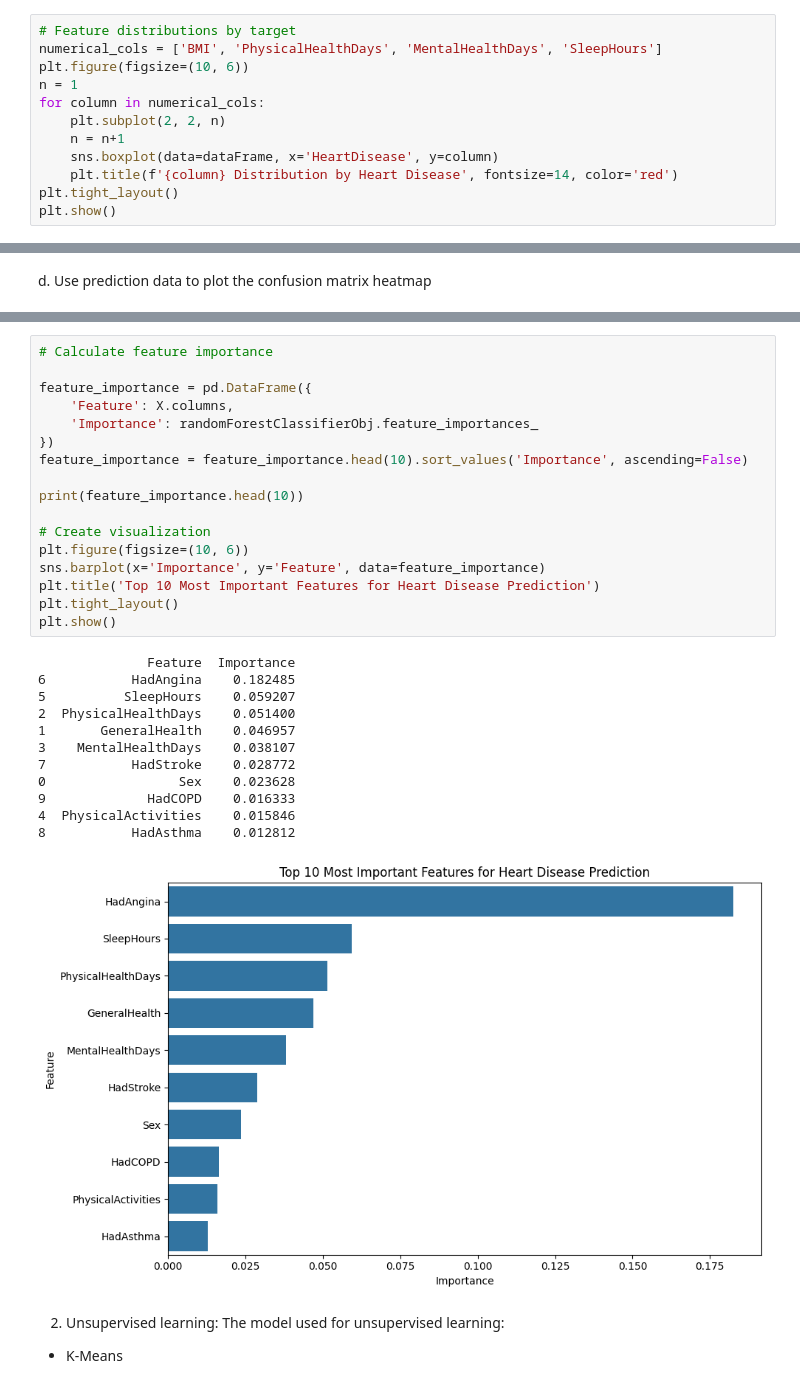
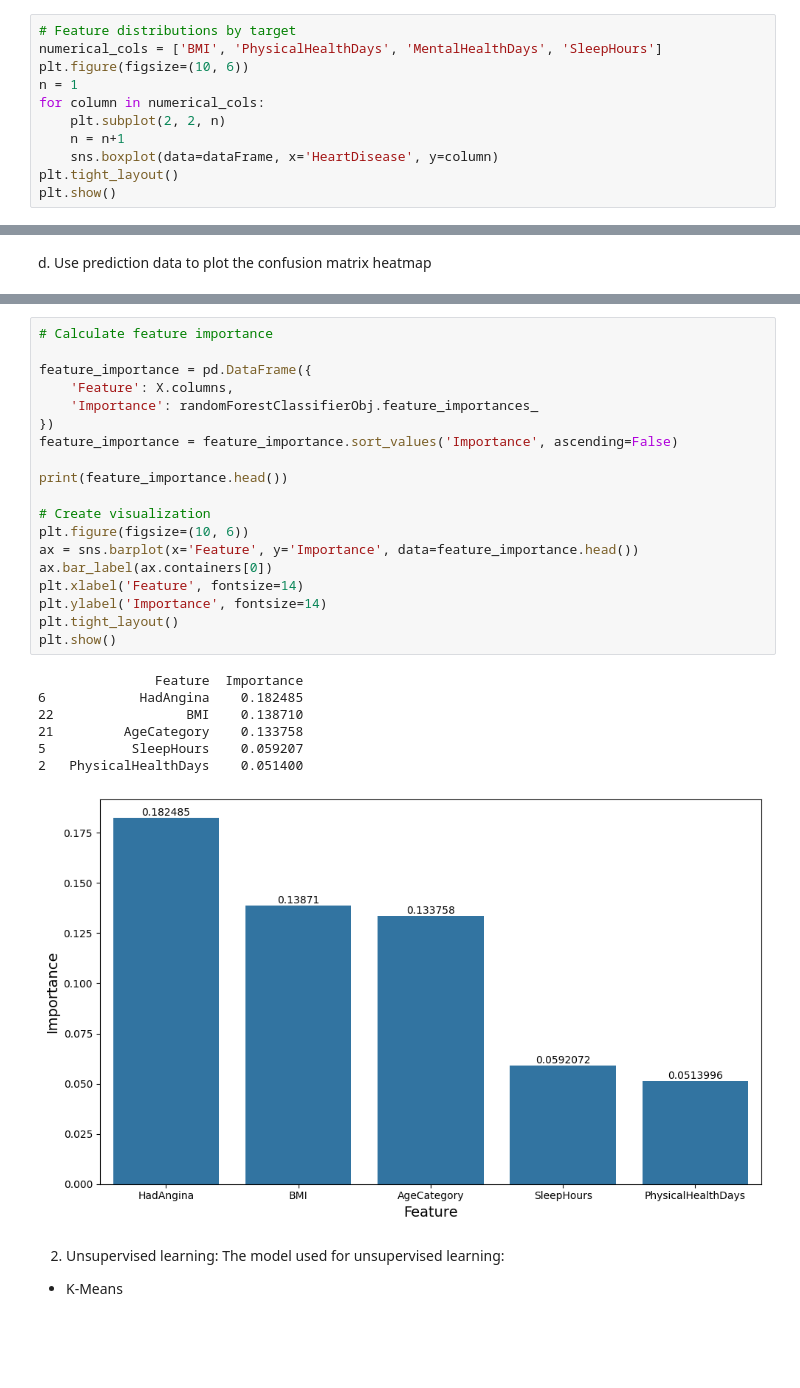
Before and after one commit to RaviMosalpuri/HeartDisease, a Jupyter notebook: Code.ipynb, the cells around one changed output, grey strips where cells are left out. Saved outputs shown, nothing was run; the diff lists cells and outputs as text; blank space fills up the shorter version.

```diff
--- a/Code.ipynb
+++ b/Code.ipynb
@@ -158,7 +158,6 @@ for column in numerical_cols:
     plt.subplot(2, 2, n)
     n = n+1
     sns.boxplot(data=dataFrame, x='HeartDisease', y=column)
-    plt.title(f'{column} Distribution by Heart Disease', fontsize=14, color='red')
 plt.tight_layout()
 plt.show()
 # %% [output]
@@ -310,33 +305,30 @@ e. Plot top 10 important features from the *RandomForestClassifier*
 # %%
 # Calculate feature importance
 
 feature_importance = pd.DataFrame({
     'Feature': X.columns,
     'Importance': randomForestClassifierObj.feature_importances_
 })
-feature_importance = feature_importance.head(10).sort_values('Importance', ascending=False)
+feature_importance = feature_importance.sort_values('Importance', ascending=False)
 
-print(feature_importance.head(10))
+print(feature_importance.head())
 
 # Create visualization
 plt.figure(figsize=(10, 6))
-sns.barplot(x='Importance', y='Feature', data=feature_importance)
-plt.title('Top 10 Most Important Features for Heart Disease Prediction')
+ax = sns.barplot(x='Feature', y='Importance', data=feature_importance.head())
+ax.bar_label(ax.containers[0])
+plt.xlabel('Feature', fontsize=14)
+plt.ylabel('Importance', fontsize=14)
 plt.tight_layout()
 plt.show()
 # %% [output]
-              Feature  Importance
-6           HadAngina    0.182485
-5          SleepHours    0.059207
-2  PhysicalHealthDays    0.051400
-1       GeneralHealth    0.046957
-3    MentalHealthDays    0.038107
-7           HadStroke    0.028772
-0                 Sex    0.023628
-9             HadCOPD    0.016333
-4  PhysicalActivities    0.015846
-8           HadAsthma    0.012812
+               Feature  Importance
+6            HadAngina    0.182485
+22                 BMI    0.138710
+21         AgeCategory    0.133758
+5           SleepHours    0.059207
+2   PhysicalHealthDays    0.051400
-[figure, old version]
+[figure, new version]
 # %% [markdown]
 2. Unsupervised learning: The model used for unsupervised learning:<br>
 + K-Means
```
Also changed, not shown: parts of 7 cells of this notebook.
